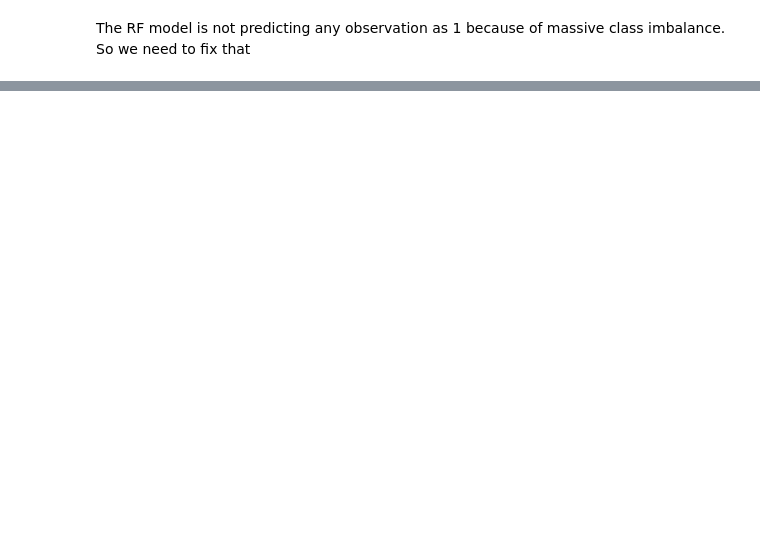
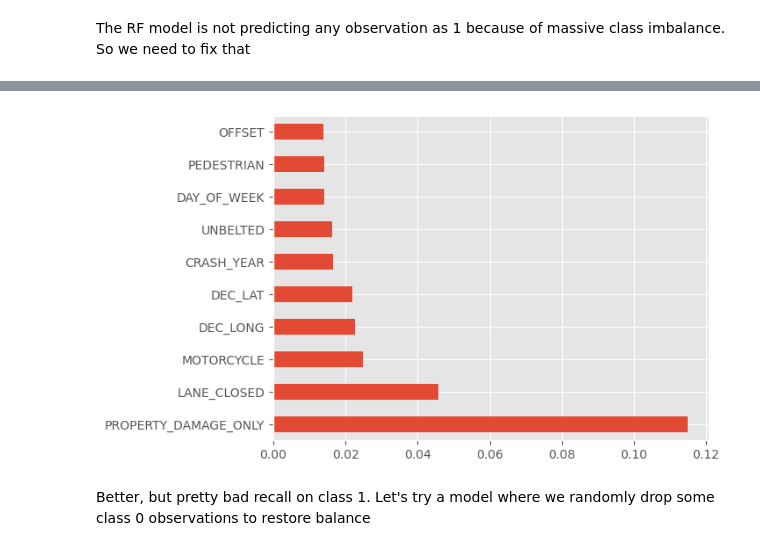
Before and after one commit to abhilashbiswas/road_accident_analysis, a Jupyter notebook: prediction/prediction.ipynb, the cells around one changed output, grey strips where cells are left out. Drawn from its saved outputs; the diff is of its cells as text; code cells hidden in the pictures; blank space fills up the shorter version.

```diff
--- a/prediction/prediction.ipynb
+++ b/prediction/prediction.ipynb
@@ -166,0 +208,8 @@ MemoryError: Unable to allocate 5.31 GiB for an array with shape (204982, 3476)
+# %%
+feat_importances_rfc = pd.Series(rf.feature_importances_, index=X.columns)
+feat_importances_rfc.nlargest(10).plot(kind='barh')
+plt.show()
+# %% [output]
+[figure, added]
+# %% [markdown]
+Better, but pretty bad recall on class 1. Let's try a model where we randomly drop some class 0 observations to restore balance
```
Also changed, not shown: parts of 14 cells of this notebook.
